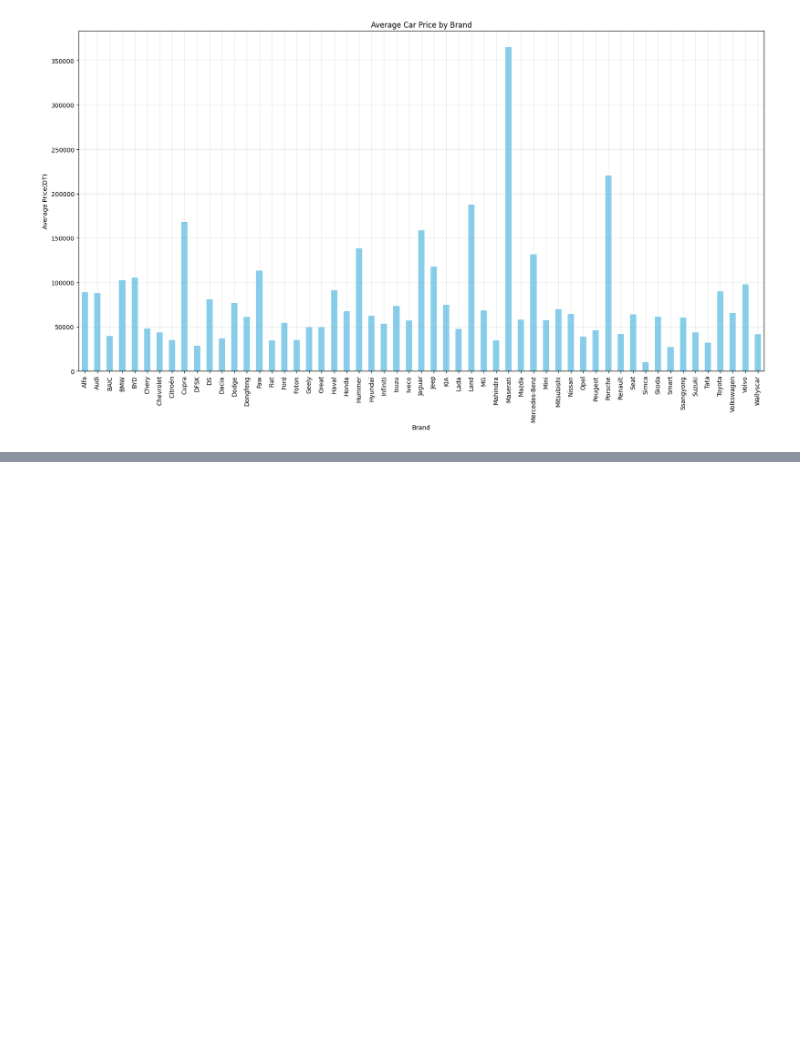
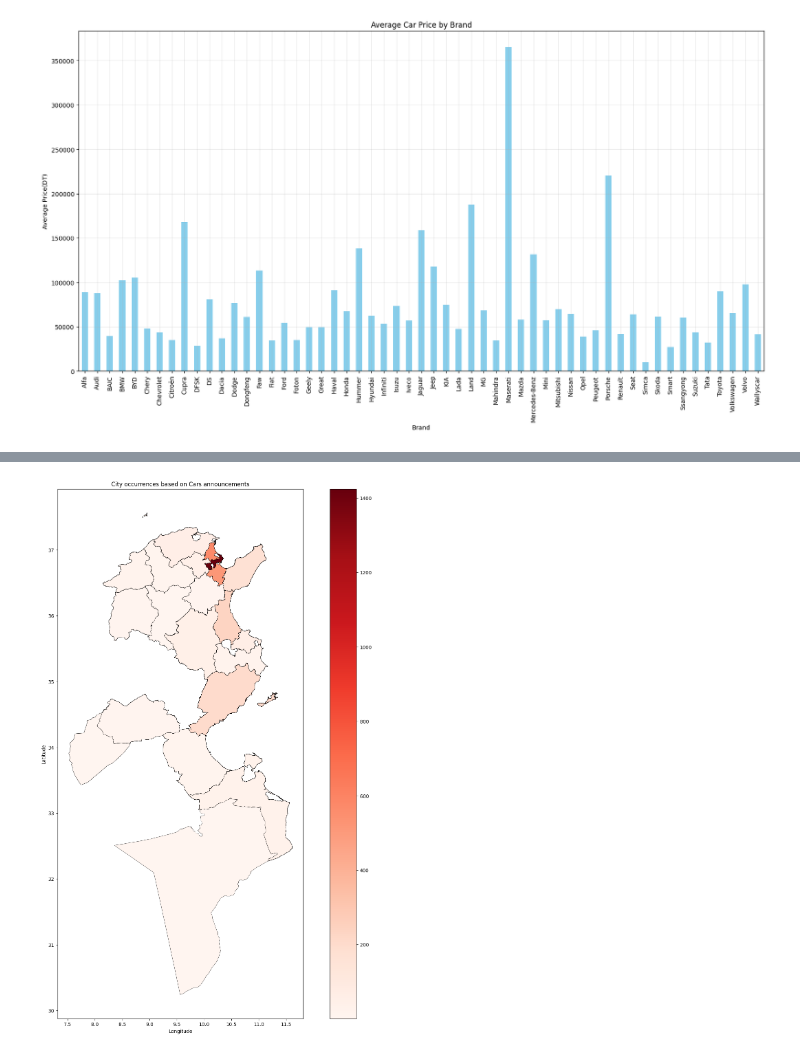
Before and after one commit to SayehOmar/AutoMobileTN_case_study, a Jupyter notebook: Case_study/Case_study.ipynb, the cells around one changed output, grey strips where cells are left out. Saved outputs shown, nothing was run; the diff lists cells and outputs as text; code cells hidden in the pictures; blank space fills up the shorter version.

```diff
--- a/Case_study/Case_study.ipynb
+++ b/Case_study/Case_study.ipynb
@@ -149,3 +151,5 @@ plt.grid(True,alpha=0.3)
 plt.show()
 # %% [output]
 [figure]
+# %%
+gdf=gpd.read_file('TunisiaMap.shp')
@@ -151,0 +176,5 @@ plt.show()
+# %%
+gdf = gdf.merge(df, left_on='ADM2_EN', right_on='Governorate', how='inner')
+# %%
+ClmnToDrop=['ADM2_AR','ADM1_AR','ADM0_AR','ADM0_PCODE']
+gdf.drop(columns=ClmnToDrop,inplace=True)
@@ -151,0 +197,18 @@ plt.show()
+# %%
+location_data = gdf['Governorate'].value_counts()
+estat_type_counts = pd.DataFrame({'Governorate': location_data.index, 'Count': location_data.values})
+
+gdf = gdf.merge(estat_type_counts, left_on='Governorate',right_on='Governorate', how='left')
+
+gdf['Count'].fillna(0, inplace=True)
+gdf['Count'] = gdf['Count'].astype(int)
+# %%
+fig, ax = plt.subplots(1, figsize=(20, 20))
+gdf.plot(column='Count', cmap='Reds', ax=ax, legend=True, edgecolor='black', linewidth=0.4,missing_kwds={'color': '#e9e8ea'})
+
+ax.set_title('City occurrences based on Cars announcements')
+ax.set_xlabel('Longitude')
+ax.set_ylabel('Latitude')
+plt.show()
+# %% [output]
+[figure, added]
```
Also changed, not shown: parts of 6 cells of this notebook, 8 other files.
